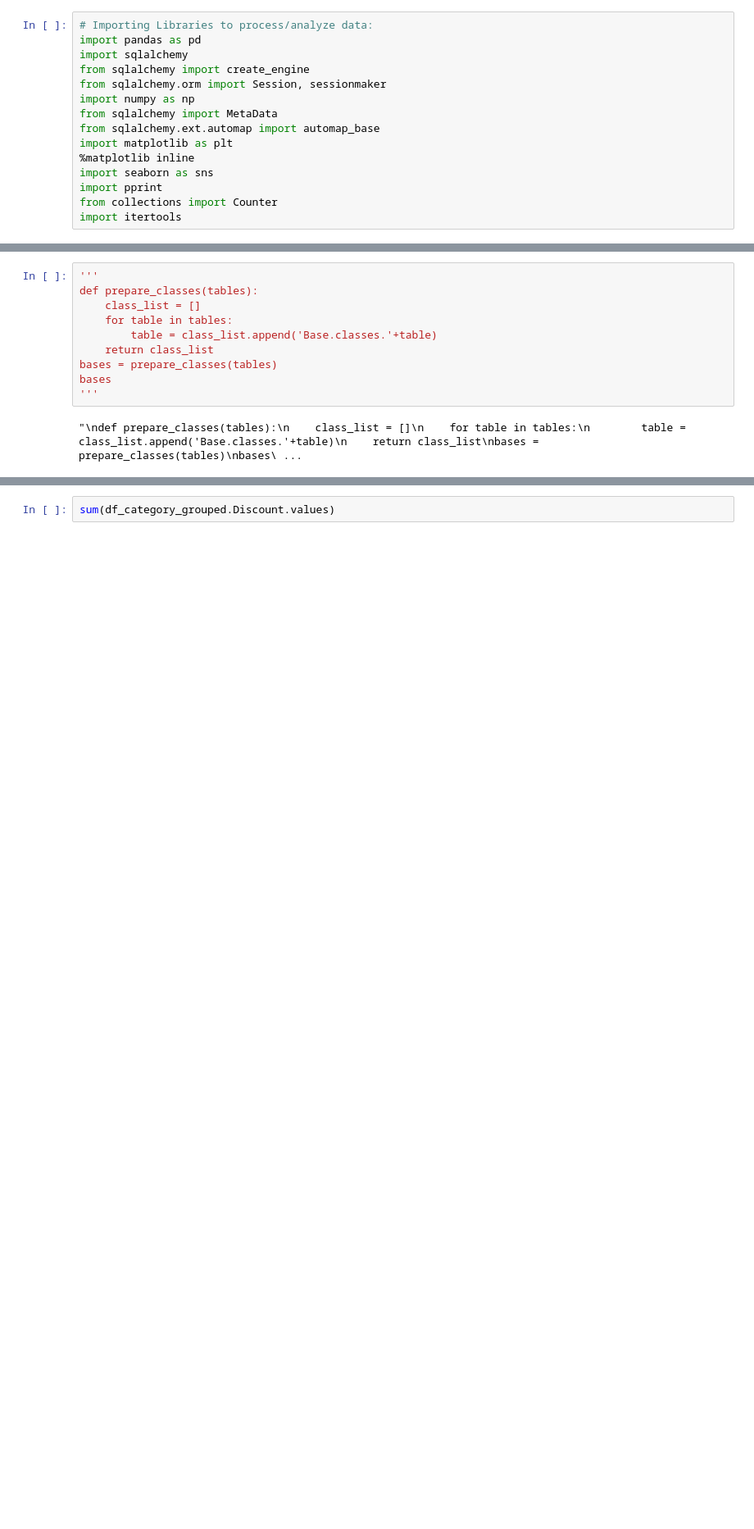
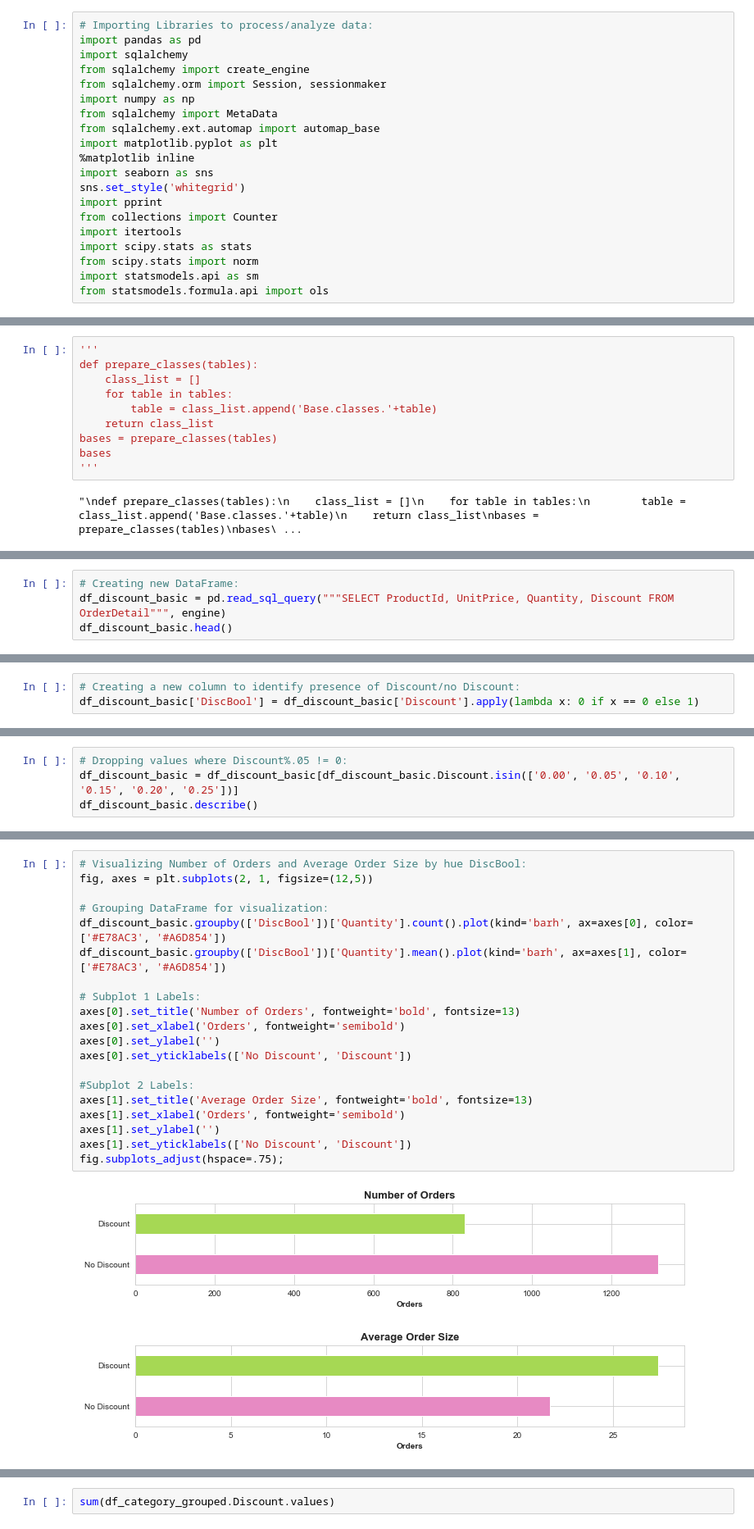
Before and after one commit to pawoody/dsc-2-final-project-online-ds-ft-041519, a Jupyter notebook: Mod 2 Project.ipynb, the cells around one changed output, grey strips where cells are left out. Shown at 82% size. Saved outputs shown, nothing was run; the diff lists cells and outputs as text; blank space fills up the shorter version.

```diff
--- a/Mod 2 Project.ipynb
+++ b/Mod 2 Project.ipynb
@@ -111,12 +111,17 @@ from sqlalchemy.orm import Session, sessionmaker
 import numpy as np
 from sqlalchemy import MetaData
 from sqlalchemy.ext.automap import automap_base
-import matplotlib as plt
+import matplotlib.pyplot as plt
 %matplotlib inline
 import seaborn as sns
+sns.set_style('whitegrid')
 import pprint
 from collections import Counter
 import itertools
+import scipy.stats as stats
+from scipy.stats import norm
+import statsmodels.api as sm
+from statsmodels.formula.api import ols
 # %% [markdown]
 #### Provided ERD for Northwind Co:
 ![Northwind ERD](Northwind_ERD.png)
@@ -964,0 +987,4 @@ bases
+# %%
+# Creating new DataFrame:
+df_discount_basic = pd.read_sql_query("""SELECT ProductId, UnitPrice, Quantity, Discount FROM OrderDetail""", engine)
+df_discount_basic.head()
@@ -964,0 +1000,3 @@ bases
+# %%
+# Creating a new column to identify presence of Discount/no Discount:
+df_discount_basic['DiscBool'] = df_discount_basic['Discount'].apply(lambda x: 0 if x == 0 else 1)
@@ -964,0 +1019,4 @@ bases
+# %%
+# Dropping values where Discount%.05 != 0:
+df_discount_basic = df_discount_basic[df_discount_basic.Discount.isin(['0.00', '0.05', '0.10', '0.15', '0.20', '0.25'])]
+df_discount_basic.describe()
@@ -964,0 +1033,22 @@ bases
+# %%
+# Visualizing Number of Orders and Average Order Size by hue DiscBool:
+fig, axes = plt.subplots(2, 1, figsize=(12,5))
+
+# Grouping DataFrame for visualization:
+df_discount_basic.groupby(['DiscBool'])['Quantity'].count().plot(kind='barh', ax=axes[0], color=['#E78AC3', '#A6D854'])
+df_discount_basic.groupby(['DiscBool'])['Quantity'].mean().plot(kind='barh', ax=axes[1], color=['#E78AC3', '#A6D854'])
+
+# Subplot 1 Labels:
+axes[0].set_title('Number of Orders', fontweight='bold', fontsize=13)
+axes[0].set_xlabel('Orders', fontweight='semibold')
+axes[0].set_ylabel('')
+axes[0].set_yticklabels(['No Discount', 'Discount'])
+
+#Subplot 2 Labels:
+axes[1].set_title('Average Order Size', fontweight='bold', fontsize=13)
+axes[1].set_xlabel('Orders', fontweight='semibold')
+axes[1].set_ylabel('')
+axes[1].set_yticklabels(['No Discount', 'Discount'])
+fig.subplots_adjust(hspace=.75);
+# %% [output]
+[figure, added]
```
Also changed, not shown: parts of 48 cells of this notebook, 1 other file.
